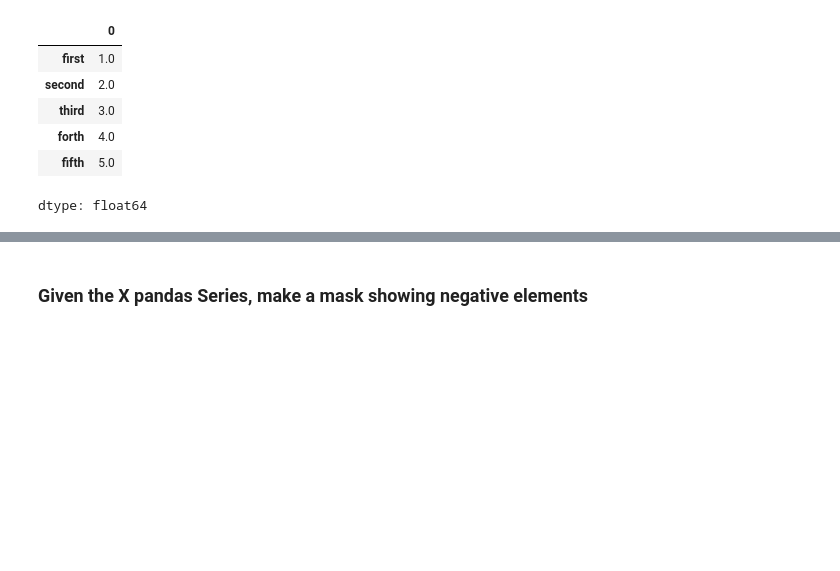
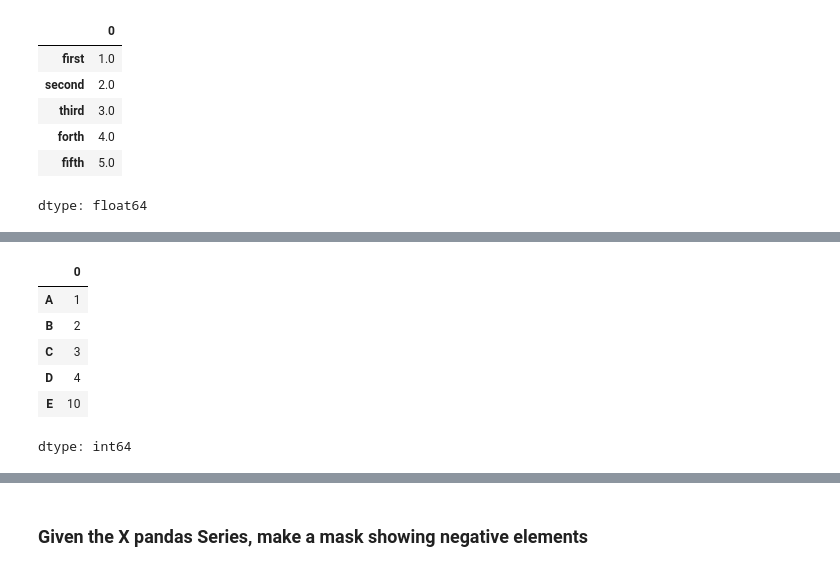
Before and after one commit to hridoyy21/Data-Analysis-With-Python, a Jupyter notebook: 2 - Pandas Series exercises.ipynb, the cells around one changed output, grey strips where cells are left out. Cells and saved outputs as stored; diff of their text form; code cells hidden in the pictures; blank space fills up the shorter version.

```diff
--- a/2 - Pandas Series exercises.ipynb
+++ b/2 - Pandas Series exercises.ipynb
@@ -289,3 +309,17 @@ X
+# %%
+# your code goes here
+X = pd.Series([1,2,3,4,5],
+              index=['A','B','C','D','E'])
+X[4] = 10
+X
+# %% [output]
+|  | 0 |
+| A | 1 |
+| B | 2 |
+| C | 3 |
+| D | 4 |
+| E | 10 |
+dtype: int64
 # %%
 X = pd.Series([1,2,3,4,5],
               index=['A','B','C','D','E'])
```
Also changed, not shown: parts of 19 cells of this notebook.
